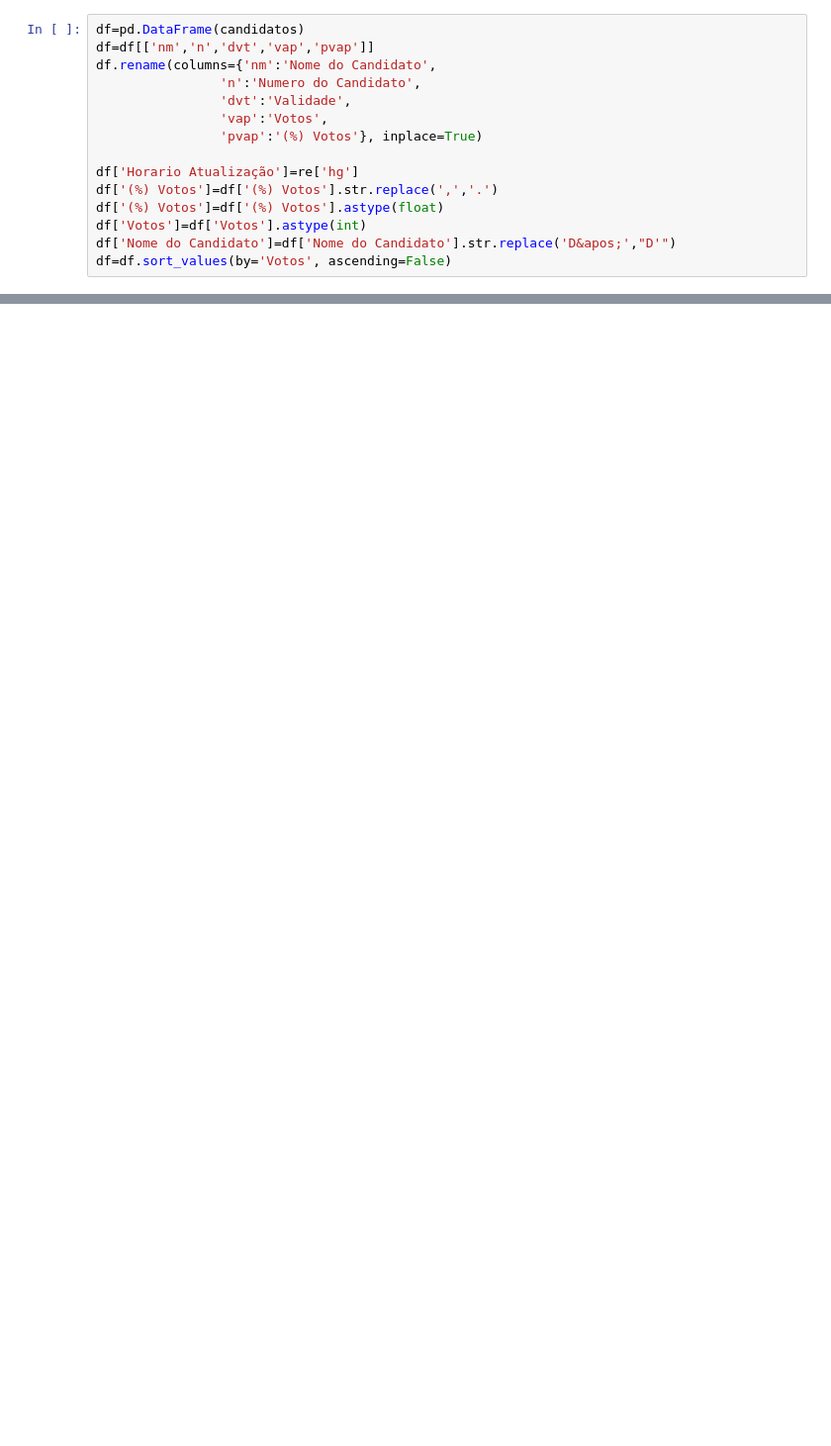
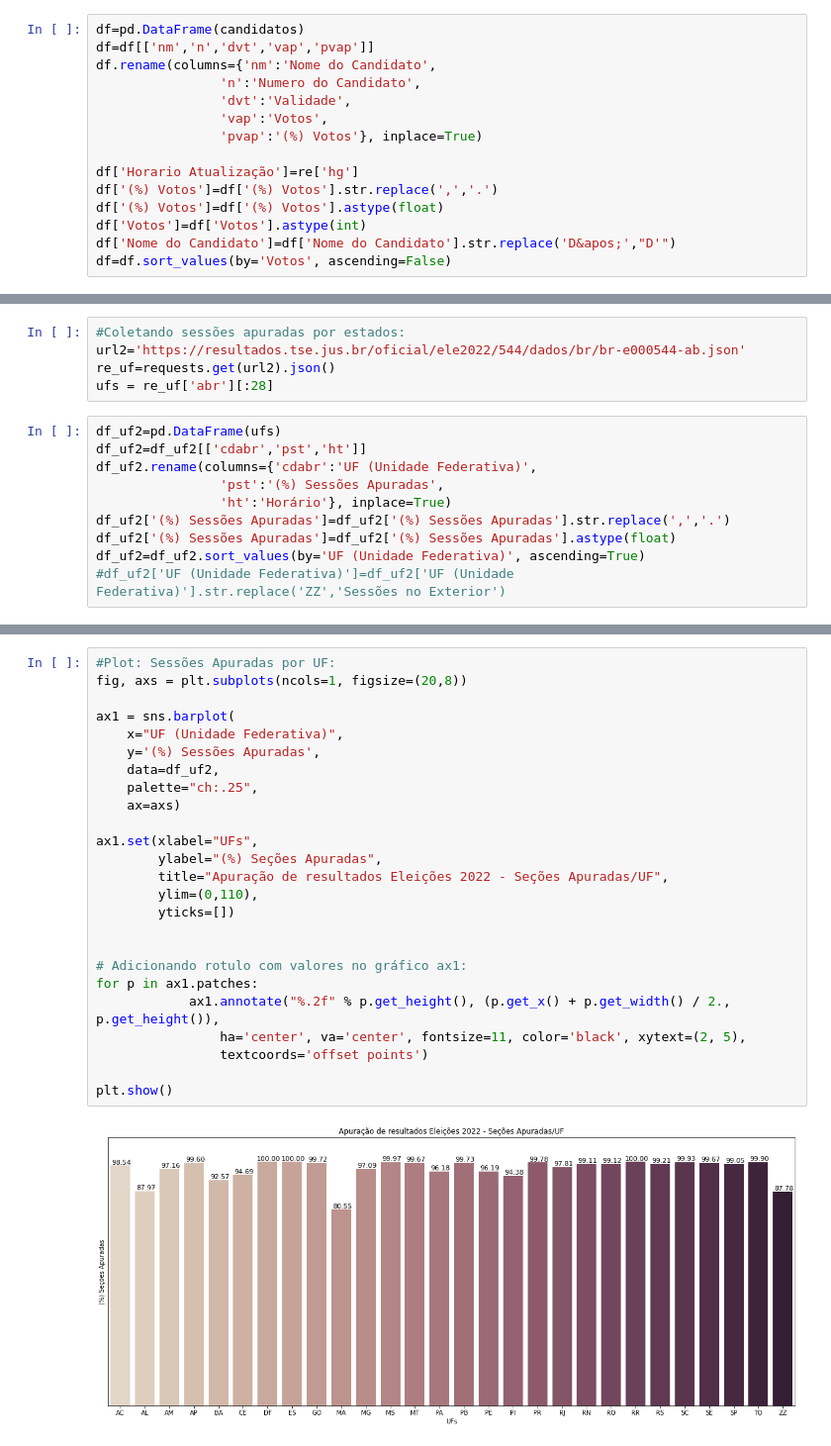
Before and after one commit to juancostaa/Apruacao-eleicoes-2022-BRASIL, a Jupyter notebook: apruração-de-resultados.ipynb, the cells around one changed output, grey strips where cells are left out. Shown at 99% size. Drawn from its saved outputs; the diff is of its cells as text; blank space fills up the shorter version.

```diff
--- a/apruração-de-resultados.ipynb
+++ b/apruração-de-resultados.ipynb
@@ -77,0 +81,15 @@ Percentual de sessões apuradas: 1.8955%
+# %%
+#Coletando sessões apuradas por estados:
+url2='https://resultados.tse.jus.br/oficial/ele2022/544/dados/br/br-e000544-ab.json'
+re_uf=requests.get(url2).json()
+ufs = re_uf['abr'][:28]
+# %%
+df_uf2=pd.DataFrame(ufs)
+df_uf2=df_uf2[['cdabr','pst','ht']]
+df_uf2.rename(columns={'cdabr':'UF (Unidade Federativa)',
+                'pst':'(%) Sessões Apuradas',
+                'ht':'Horário'}, inplace=True)
+df_uf2['(%) Sessões Apuradas']=df_uf2['(%) Sessões Apuradas'].str.replace(',','.')
+df_uf2['(%) Sessões Apuradas']=df_uf2['(%) Sessões Apuradas'].astype(float)
+df_uf2=df_uf2.sort_values(by='UF (Unidade Federativa)', ascending=True)
+#df_uf2['UF (Unidade Federativa)']=df_uf2['UF (Unidade Federativa)'].str.replace('ZZ','Sessões no Exterior')
@@ -77,0 +105,27 @@ Percentual de sessões apuradas: 1.8955%
+# %%
+#Plot: Sessões Apuradas por UF:
+fig, axs = plt.subplots(ncols=1, figsize=(20,8))
+
+ax1 = sns.barplot(
+    x="UF (Unidade Federativa)",
+    y='(%) Sessões Apuradas',
+    data=df_uf2,
+    palette="ch:.25",
+    ax=axs)
+
+ax1.set(xlabel="UFs",
+        ylabel="(%) Seções Apuradas",
+        title="Apuração de resultados Eleições 2022 - Seções Apuradas/UF",
+        ylim=(0,110),
+        yticks=[])
+
+
+# Adicionando rotulo com valores no gráfico ax1:
+for p in ax1.patches:
+            ax1.annotate("%.2f" % p.get_height(), (p.get_x() + p.get_width() / 2., p.get_height()),
+                ha='center', va='center', fontsize=11, color='black', xytext=(2, 5),
+                textcoords='offset points')
+
+plt.show()
+# %% [output]
+[figure, added]
```
Also changed, not shown: parts of 5 cells of this notebook.
